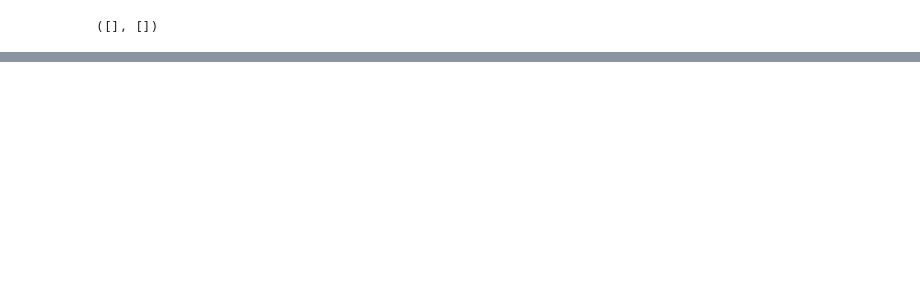
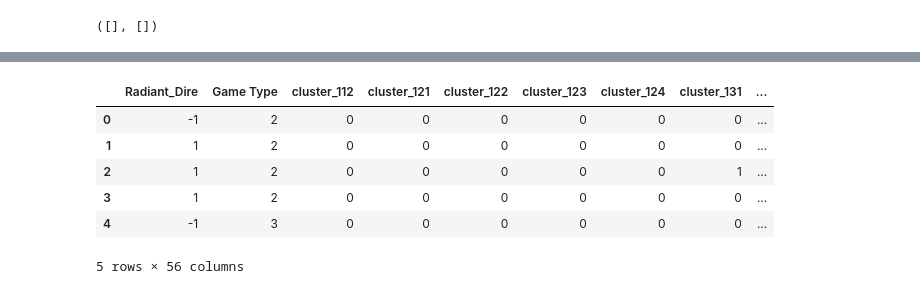
Before and after one commit to srividhyaprakash/Dota2-ML-UCI-ML-Repo, a Jupyter notebook: Dota 2 Notebook.ipynb, the cells around one changed output, grey strips where cells are left out. Cells and saved outputs as stored; diff of their text form; code cells hidden in the pictures; blank space fills up the shorter version.

```diff
--- a/Dota 2 Notebook.ipynb
+++ b/Dota 2 Notebook.ipynb
@@ -522,0 +601,10 @@ data["heroes"][7]
+# %%
+new_df.head()
+# %% [output]
+|  | Radiant_Dire | Game Type | cluster_112 | cluster_121 | cluster_122 | cluster_123 | cluster_124 | cluster_131 | ... |
+| 0 | -1 | 2 | 0 | 0 | 0 | 0 | 0 | 0 | ... |
+| 1 | 1 | 2 | 0 | 0 | 0 | 0 | 0 | 0 | ... |
+| 2 | 1 | 2 | 0 | 0 | 0 | 0 | 0 | 1 | ... |
+| 3 | 1 | 2 | 0 | 0 | 0 | 0 | 0 | 0 | ... |
+| 4 | -1 | 3 | 0 | 0 | 0 | 0 | 0 | 0 | ... |
+5 rows × 56 columns
```
Also changed, not shown: parts of 55 cells of this notebook, 1 other file.
